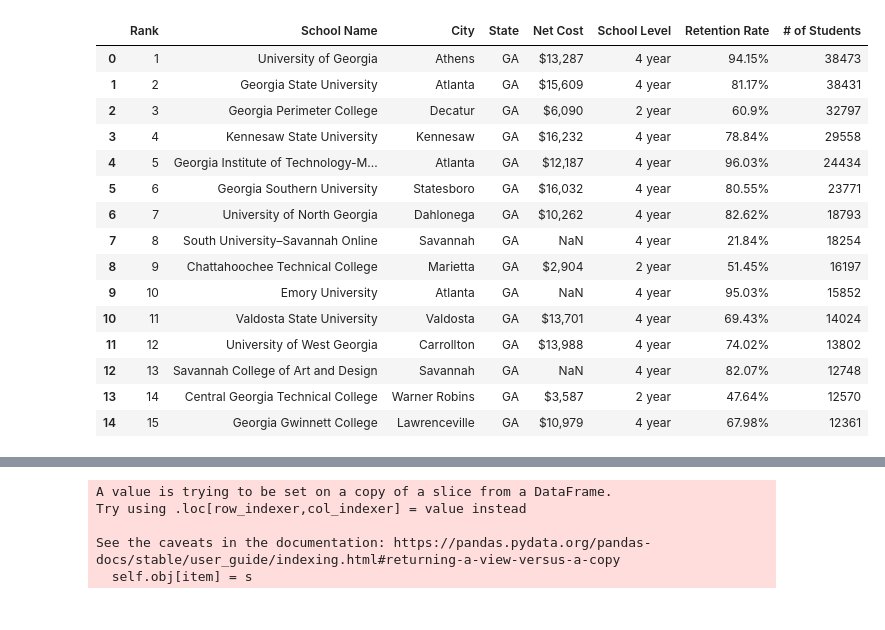
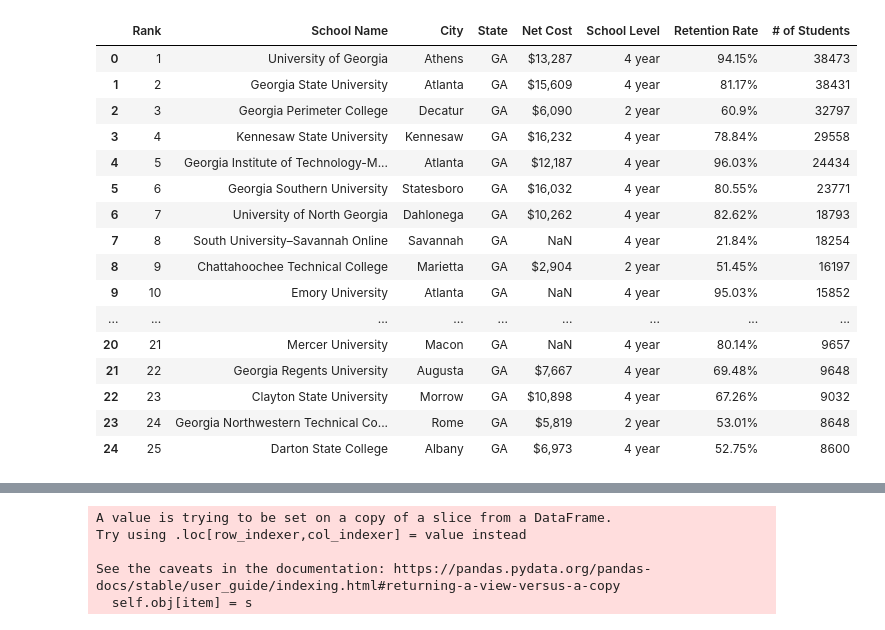
Before and after one commit to mariajdong/georgia-breweries, a Jupyter notebook: main_notebook.ipynb, the cells around one changed output, grey strips where cells are left out. Cells and saved outputs as stored; diff of their text form; code cells hidden in the pictures.

```diff
--- a/main_notebook.ipynb
+++ b/main_notebook.ipynb
@@ -141,26 +141,27 @@ plt.savefig ('output/stacked_bar_chart.png')
 # %%
-#web scrape largest colleges in georgia w/ pandas, isolate top 15 schools
+#web scrape largest colleges in georgia w/ pandas, isolate top 25 schools
 college_url = 'https://collegestats.org/colleges/georgia/largest/'
 
 college_tables = pd.read_html(college_url)
-college_df = college_tables[0][:15]
+college_df = college_tables[0][:25]
 
 college_df
 # %% [output]
 |  | Rank | School Name | City | State | Net Cost | School Level | Retention Rate | # of Students |
 | 0 | 1 | University of Georgia | Athens | GA | $13,287 | 4 year | 94.15% | 38473 |
 | 1 | 2 | Georgia State University | Atlanta | GA | $15,609 | 4 year | 81.17% | 38431 |
 | 2 | 3 | Georgia Perimeter College | Decatur | GA | $6,090 | 2 year | 60.9% | 32797 |
 | 3 | 4 | Kennesaw State University | Kennesaw | GA | $16,232 | 4 year | 78.84% | 29558 |
 | 4 | 5 | Georgia Institute of Technology-M... | Atlanta | GA | $12,187 | 4 year | 96.03% | 24434 |
 | 5 | 6 | Georgia Southern University | Statesboro | GA | $16,032 | 4 year | 80.55% | 23771 |
 | 6 | 7 | University of North Georgia | Dahlonega | GA | $10,262 | 4 year | 82.62% | 18793 |
 | 7 | 8 | South University–Savannah Online | Savannah | GA | NaN | 4 year | 21.84% | 18254 |
 | 8 | 9 | Chattahoochee Technical College | Marietta | GA | $2,904 | 2 year | 51.45% | 16197 |
 | 9 | 10 | Emory University | Atlanta | GA | NaN | 4 year | 95.03% | 15852 |
-| 10 | 11 | Valdosta State University | Valdosta | GA | $13,701 | 4 year | 69.43% | 14024 |
-| 11 | 12 | University of West Georgia | Carrollton | GA | $13,988 | 4 year | 74.02% | 13802 |
-| 12 | 13 | Savannah College of Art and Design | Savannah | GA | NaN | 4 year | 82.07% | 12748 |
-| 13 | 14 | Central Georgia Technical College | Warner Robins | GA | $3,587 | 2 year | 47.64% | 12570 |
-| 14 | 15 | Georgia Gwinnett College | Lawrenceville | GA | $10,979 | 4 year | 67.98% | 12361 |
+| ... | ... | ... | ... | ... | ... | ... | ... | ... |
+| 20 | 21 | Mercer University | Macon | GA | NaN | 4 year | 80.14% | 9657 |
+| 21 | 22 | Georgia Regents University | Augusta | GA | $7,667 | 4 year | 69.48% | 9648 |
+| 22 | 23 | Clayton State University | Morrow | GA | $10,898 | 4 year | 67.26% | 9032 |
+| 23 | 24 | Georgia Northwestern Technical Co... | Rome | GA | $5,819 | 2 year | 53.01% | 8648 |
+| 24 | 25 | Darton State College | Albany | GA | $6,973 | 4 year | 52.75% | 8600 |
 # %%
```
Also changed, not shown: parts of 9 cells of this notebook, 7 other files.
